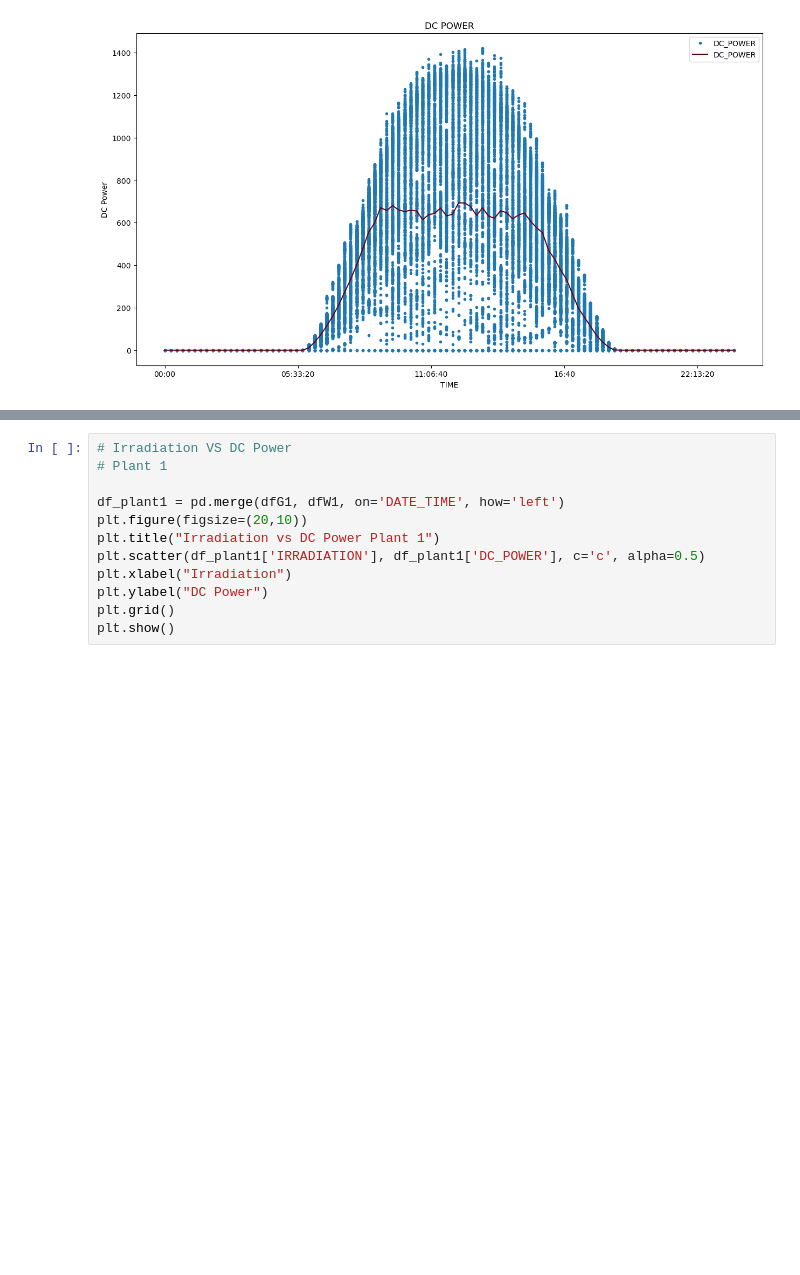
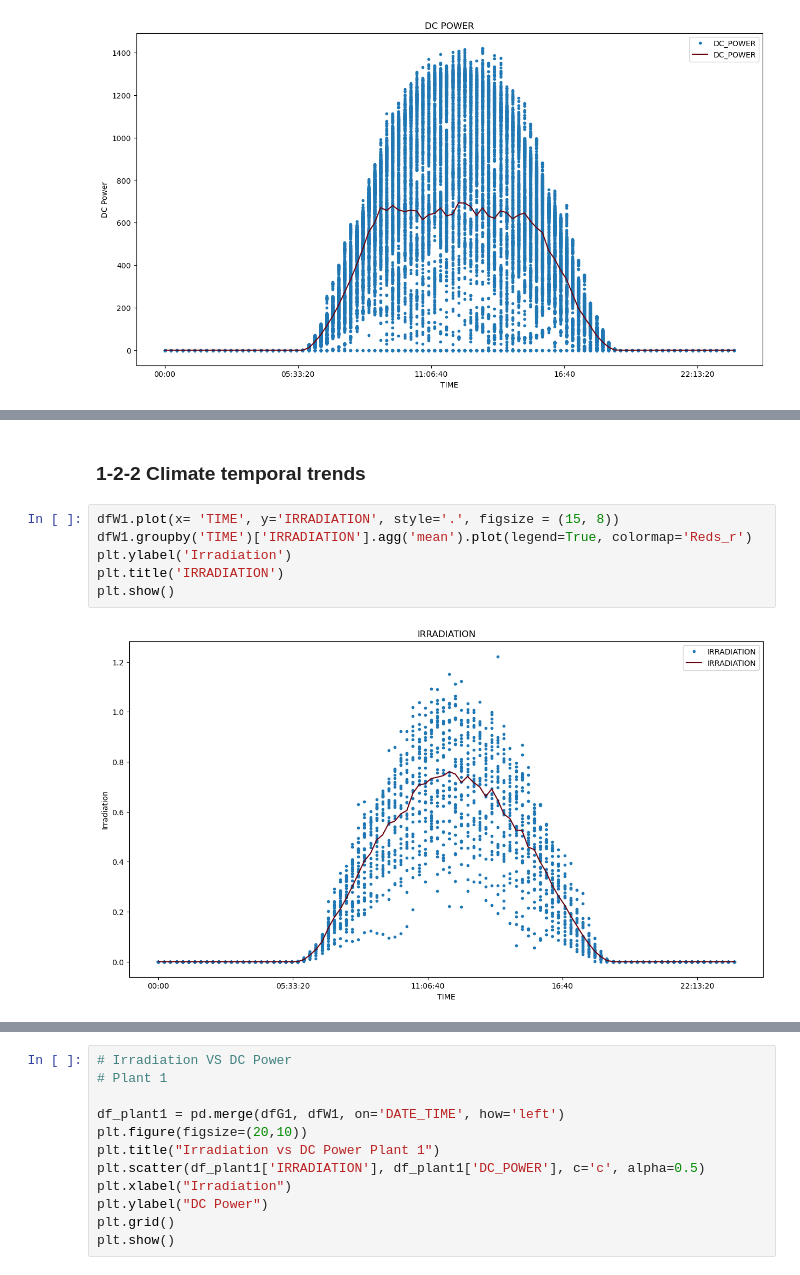
Before and after one commit to nicolasscolombero/Solar-Power-Data-Study, a Jupyter notebook: Solar Power Data Study.ipynb, the cells around one changed output, grey strips where cells are left out. Saved outputs shown, nothing was run; the diff lists cells and outputs as text; blank space fills up the shorter version.

```diff
--- a/Solar Power Data Study.ipynb
+++ b/Solar Power Data Study.ipynb
@@ -194,0 +210,10 @@ plt.show()
+# %% [markdown]
+### 1-2-2 Climate temporal trends
+# %%
+dfW1.plot(x= 'TIME', y='IRRADIATION', style='.', figsize = (15, 8))
+dfW1.groupby('TIME')['IRRADIATION'].agg('mean').plot(legend=True, colormap='Reds_r')
+plt.ylabel('Irradiation')
+plt.title('IRRADIATION')
+plt.show()
+# %% [output]
+[figure, added]
```
Also changed, not shown: parts of 22 cells of this notebook.
